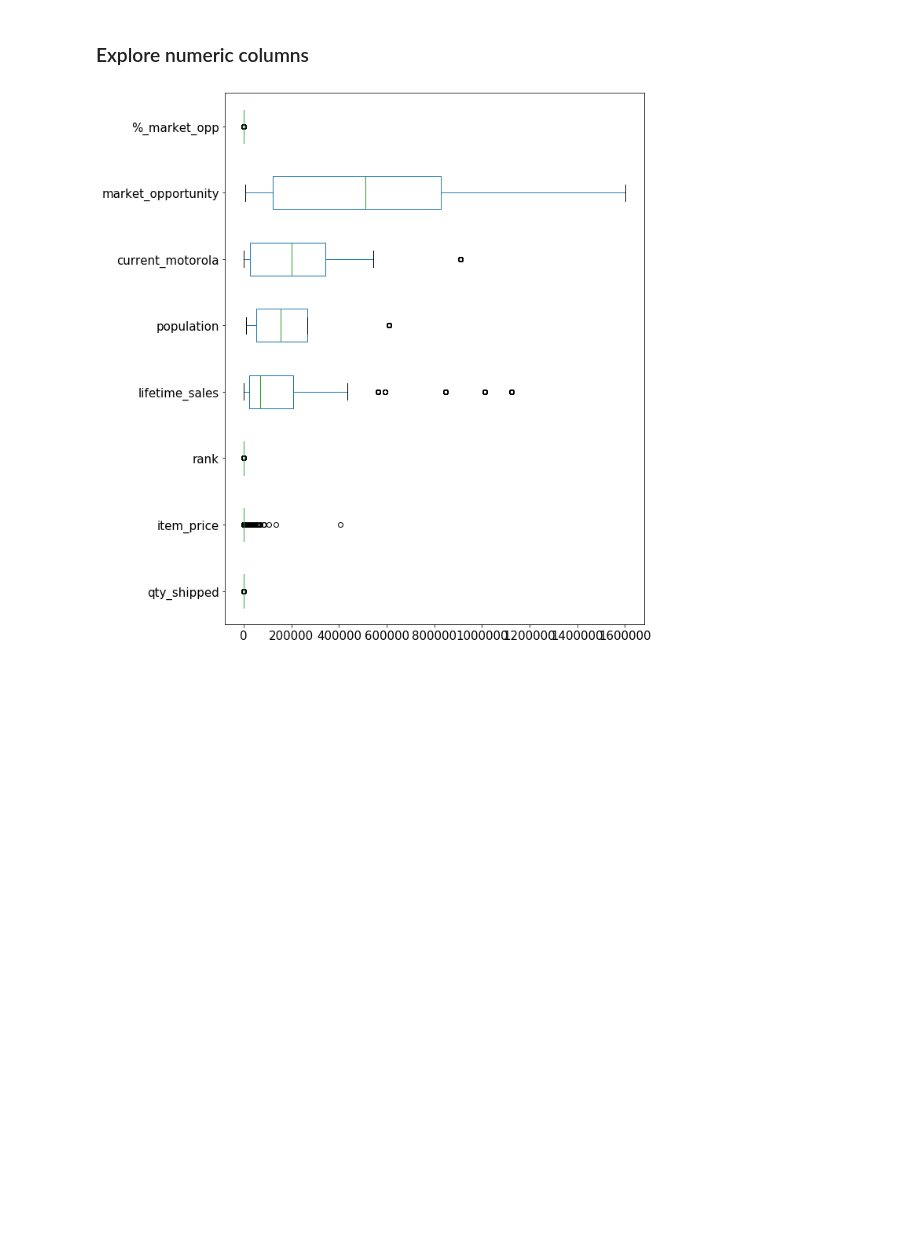
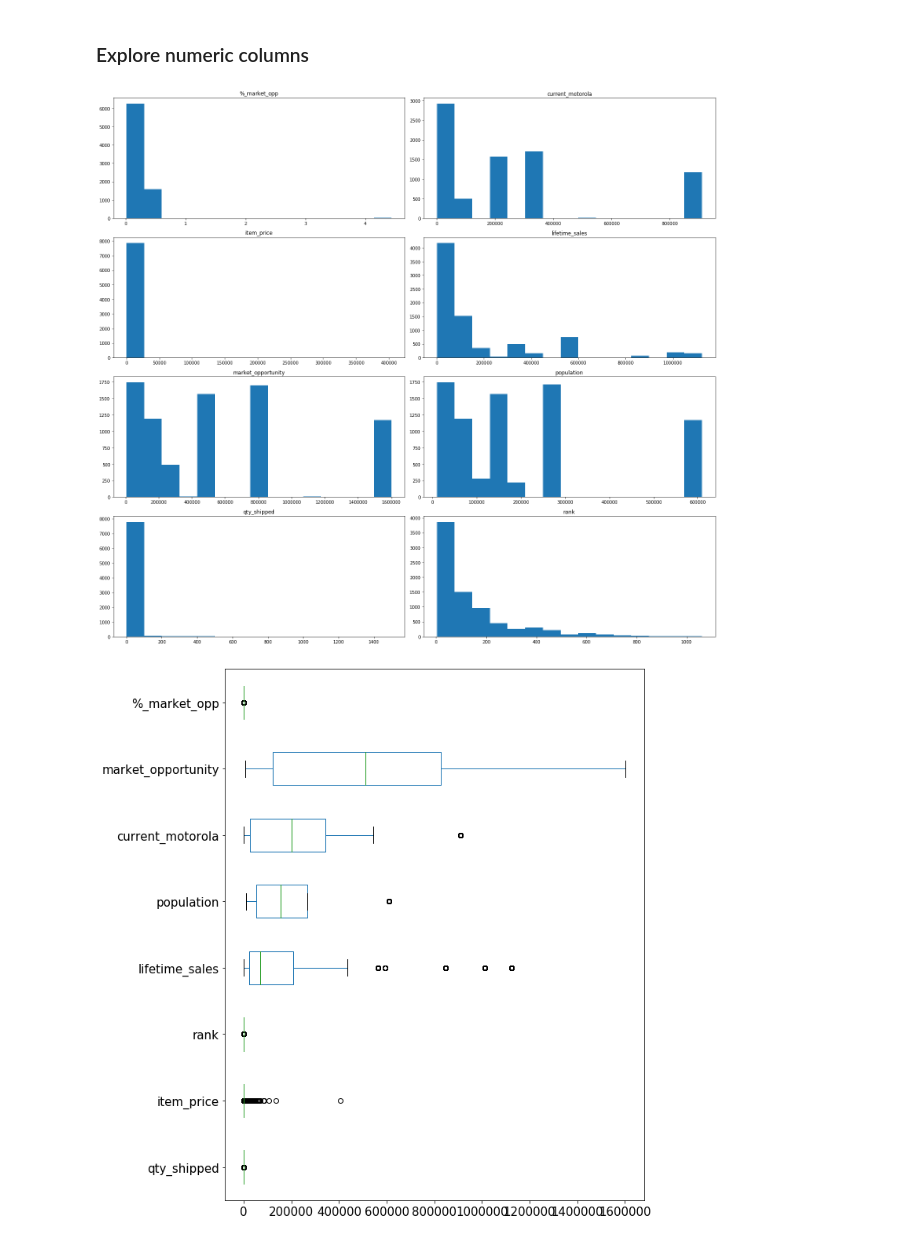
Before and after one commit to markdurrenberger/Retail_Forecasting, a Jupyter notebook: 2_3DataWrangling_EDA.ipynb, the cells around one changed output. Cells and saved outputs as stored; diff of their text form; code cells hidden in the pictures; blank space fills up the shorter version.

```diff
--- a/2_3DataWrangling_EDA.ipynb
+++ b/2_3DataWrangling_EDA.ipynb
@@ -638,7 +636,7 @@ I downloaded a csv file from https://www.unitedstateszipcodes.org/zip-code-datab
 Will use that to create a filter to take in a zip code and return the county.
 # %%
 # Create the zip/county mapping base
-counties = pd.read_csv('zip_code_database.csv')
+counties = pd.read_csv('..\external\zip_code_database.csv')
 counties.head()
 # %% [output]
 |  | zip | type | decommissioned | primary_city | acceptable_cities | unacceptable_cities | state | ... |
@@ -911,4 +909,12 @@ final.describe()
 | max | 1500.000000 | 404227.350000 | 1061.000000 | 1.123935e+06 | 609544.000000 | 910110.000000 | 1.601574e+06 | ... |
 # %% [markdown]
 ### Explore numeric columns
+# %%
+# Plot histograms of all numberic columns
+final.hist(bins=15, layout=(4,2), figsize=(20,18), grid=False)
+plt.tight_layout()
+
+plt.savefig('../../figures/histograms.png')
+# %% [output]
+[figure, added]
 # %%
```
Also changed, not shown: parts of 30 cells of this notebook, 30 other files.
